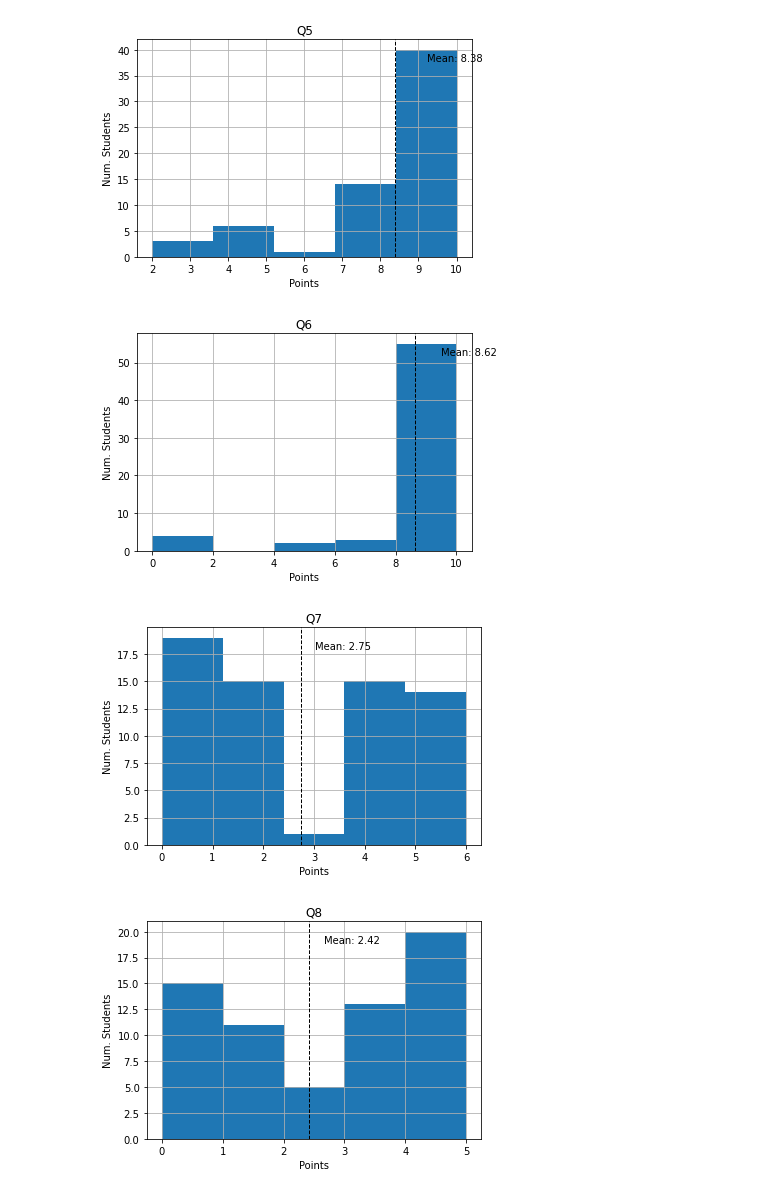
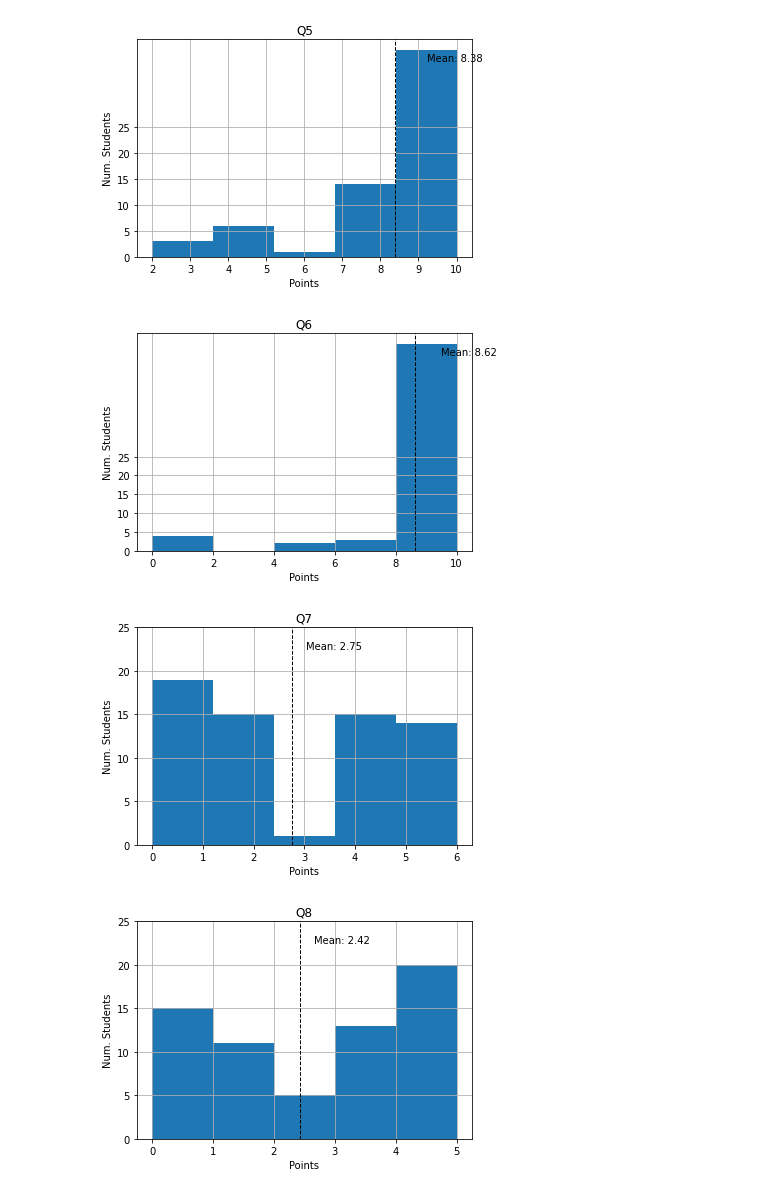
Before and after one commit to sellersd/ExamStats, a Jupyter notebook: QuestionAnalysis.ipynb, the cells around one changed output. Cells and saved outputs as stored; diff of their text form; code cells hidden in the pictures.

```diff
--- a/QuestionAnalysis.ipynb
+++ b/QuestionAnalysis.ipynb
@@ -1,6 +1,7 @@
 # %%
 import matplotlib.pyplot as plt
 import pandas as pd
+import numpy as np
 %matplotlib inline
 # Read data from csv file
 data = pd.read_csv('~/PycharmProjects/ExamStats/exam1.csv')
@@ -15,6 +16,7 @@ data = pd.read_csv('~/PycharmProjects/ExamStats/exam1.csv')
 # Create histogram for each category
 for col in data.columns:
     data.hist(column=col, bins=5)
+    plt.yticks(np.linspace(0, 25, 6))
     plt.ylabel('Num. Students')
     plt.xlabel('Points')
     plt.axvline(data[col].mean(), color='k', linestyle='dashed', linewidth=1)
@@ -29,5 +31,5 @@ for col in data.columns:
 [figure]
-[figure, old version]
+[figure, new version]
-[figure, old version]
+[figure, new version]
-[figure, old version]
+[figure, new version]
-[figure, old version]
+[figure, new version]
```
Also changed, not shown: parts of 1 cell of this notebook.
